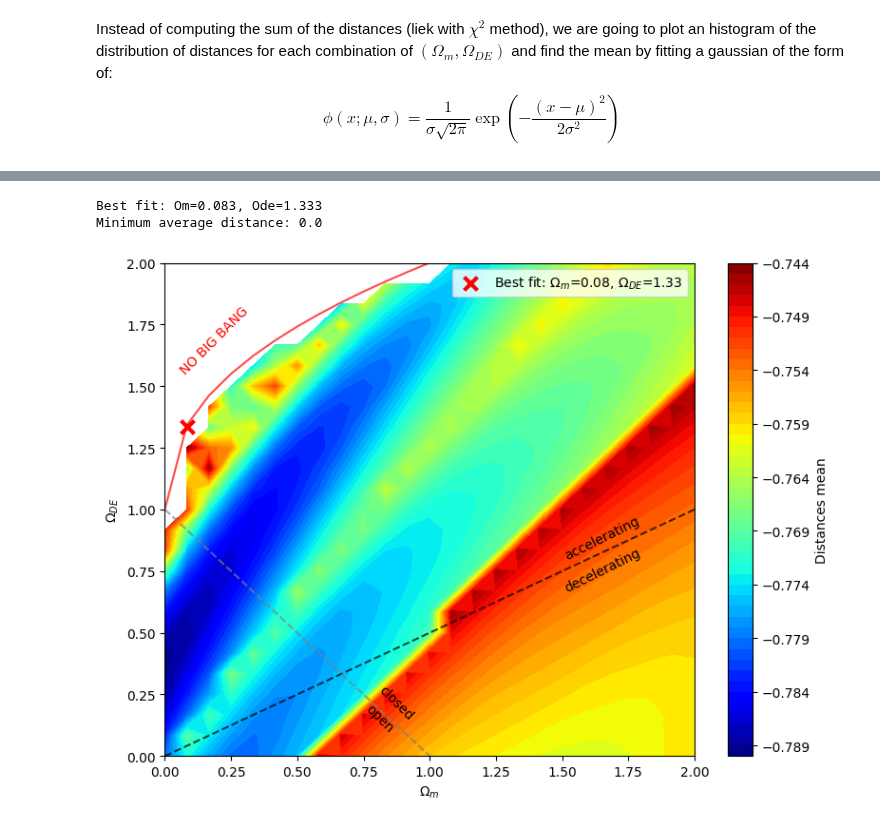
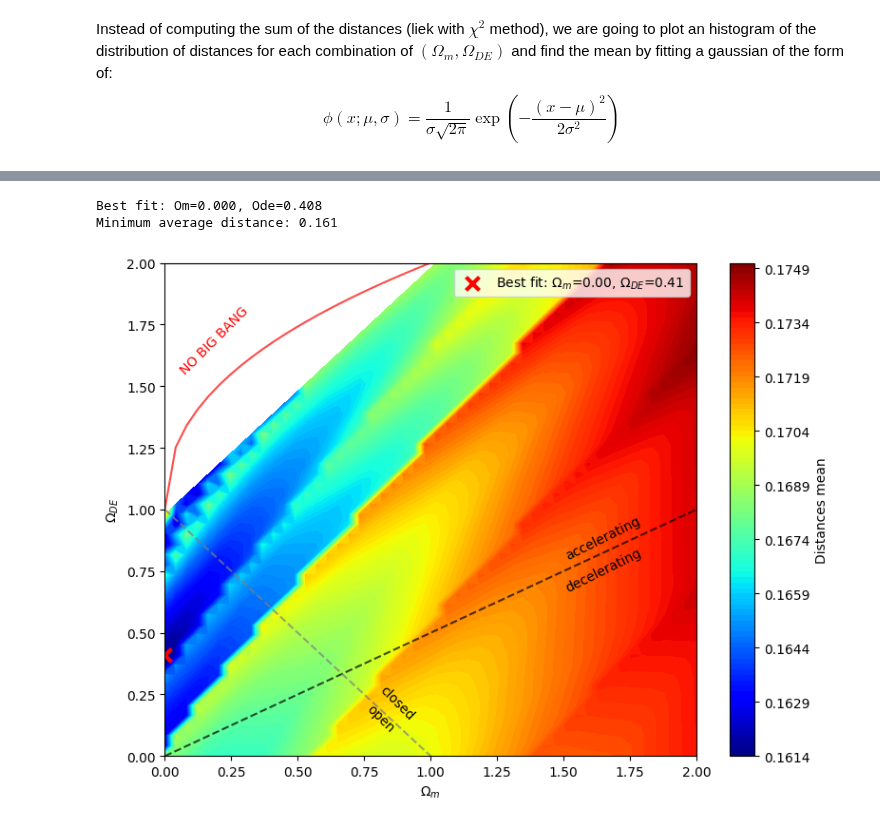
Before and after one commit to joanalnu/OAB-INAF, a Jupyter notebook: Epeak_Eiso_cosmology.ipynb, the cells around one changed output, grey strips where cells are left out. Cells and saved outputs as stored; diff of their text form; code cells hidden in the pictures.

```diff
--- a/Epeak_Eiso_cosmology.ipynb
+++ b/Epeak_Eiso_cosmology.ipynb
@@ -148,10 +148,10 @@ def GoF(m,k,x,y):
     return chi_squared
 # %%
 # Define cosmological parameter grids
-Om = np.linspace(0.0,2.0,25)
-Ode = np.linspace(0.0,2.0,25)
-k = np.linspace(-25.,-20.,25) # from the previous scatter plot, we can infer that the y-axis cut is around -25 and -20
-m = np.linspace(0.0,1.0,25) # the slope must be positive
+Om = np.linspace(0.0,2.0,50)
+Ode = np.linspace(0.0,2.0,50)
+k = np.linspace(-25.,-20.,50) # from the previous scatter plot, we can infer that the y-axis cut is around -25 and -20
+m = np.linspace(0.0,1.0,50) # the slope must be positive
 
 data = np.zeros([len(Om), len(Ode), len(df['Eiso'])])
 # this 3D array consist of a Om-Ode 2 grid and the depth corresponding to the distance for aech of the 75 points (25x25x75)
@@ -257,9 +258,12 @@ for i in range(len(Om)):
             ax[i,j].annotate('inf',(.5,.5))
             continue
         ax[i,j].hist(d[i,j,:])
-        (mu, sigma) = norm.fit(d[i,j,:]) # gaussian of best fit using scipy
-        x_data = np.linspace(np.min(d[i,j,:]), np.max(d[i,j,:]),100)
-        ax[i,j].plot(x_data, gaussian(x_data, mu, sigma), c='r')
-        ax[i,j].vlines(mu, 0, 20, colors='red', linestyles='--')
-        means[i,j] = mu
+        #(mu, sigma) = norm.fit(d[i,j,:]) # gaussian of best fit using scipy
+        #x_data = np.linspace(np.min(d[i,j,:]), np.max(d[i,j,:]),100)
+        #ax[i,j].plot(x_data, gaussian(x_data, mu, sigma), c='r')
+        #ax[i,j].vlines(mu, 0, 20, colors='red', linestyles='--')
+        average = np.sum(d[i,j,:])/len(d[i,j,:])
+        ax[i,j].vlines(average, 0, 14, colors='red')
+
+        means[i,j] = average
 # %% [output]
@@ -275,7 +289,8 @@ def create_mask(data, flat=True):
             if (Om[i]+Ode[j]>1.2 or # approx flat-universe region
                     Om[i]+Ode[j]<0.8):
                 mask[i,j]=flat
-            if (Ode[j] >= Om[i]** (1/2.32) + 1.0 or # approx no big bang area
+            if (Ode[j]>Om[i]+1 or
+                    #Ode[j] >= Om[i]** (1/2.32) + 1.0 or # approx no big bang area
                     not np.isfinite(means[i, j])):
                 mask[i,j]=True
 
@@ -306,7 +321,7 @@ print(f'Minimum average distance: {masked_means[Om_index,Ode_index]:.3}')
 
 # Plot
 plt.figure(figsize=(8, 6))
-im = plt.contourf(Om, Ode, np.log10(masked_means.T), cmap='jet', levels=50)
+im = plt.contourf(Om, Ode, masked_means.T, cmap='jet', levels=50)
 plt.colorbar(im, label='Distances mean')
 plt.scatter(Om_fit, Ode_fit, c='red', marker='x', s=100, linewidth=3, label=fr'Best fit: $\Omega_m$={Om_fit:.2f}, $\Omega_{'{DE}'}$={Ode_fit:.2f}')
 
@@ -324,32 +339,32 @@ Minimum average distance: 0.163
 # %%
 # for non-float universe
 masked_means = create_mask(means, flat=False)
 
 best_fit = np.argmin(masked_means)
 Om_index, Ode_index = np.unravel_index(best_fit, masked_means.shape)
 Om_fit, Ode_fit = Om[Om_index], Ode[Ode_index]
 
 print(f'Best fit: Om={Om_fit:.3f}, Ode={Ode_fit:.3f}')
 print(f'Minimum average distance: {masked_means[Om_index,Ode_index]:.3}')
 
 
 # Plot
 plt.figure(figsize=(8, 6))
-im = plt.contourf(Om, Ode, np.log10(masked_means.T), cmap='jet', levels=50)
+im = plt.contourf(Om, Ode, masked_means.T, cmap='jet', levels=100)
 plt.colorbar(im, label='Distances mean')
 plt.scatter(Om_fit, Ode_fit, c='red', marker='x', s=100, linewidth=3, label=fr'Best fit: $\Omega_m$={Om_fit:.2f}, $\Omega_{'{DE}'}$={Ode_fit:.2f}')
 
 plt.xlabel(r'$\Omega_m$')
 plt.ylabel(r'$\Omega_{DE}$')
 add_constraint_lines(plt.gca())
 plt.legend()
 plt.xlim(0.0,2.0)
 plt.ylim(0.0,2.0)
 plt.tight_layout()
 # %% [output]
-Best fit: Om=0.083, Ode=1.333
-Minimum average distance: 0.0
+Best fit: Om=0.000, Ode=0.408
+Minimum average distance: 0.161
-[figure, old version]
+[figure, new version]
 # %%
 z_plot = np.linspace(0.,5.,100)
 plt.figure()
```
Also changed, not shown: parts of 5 cells of this notebook, 1 other file.
